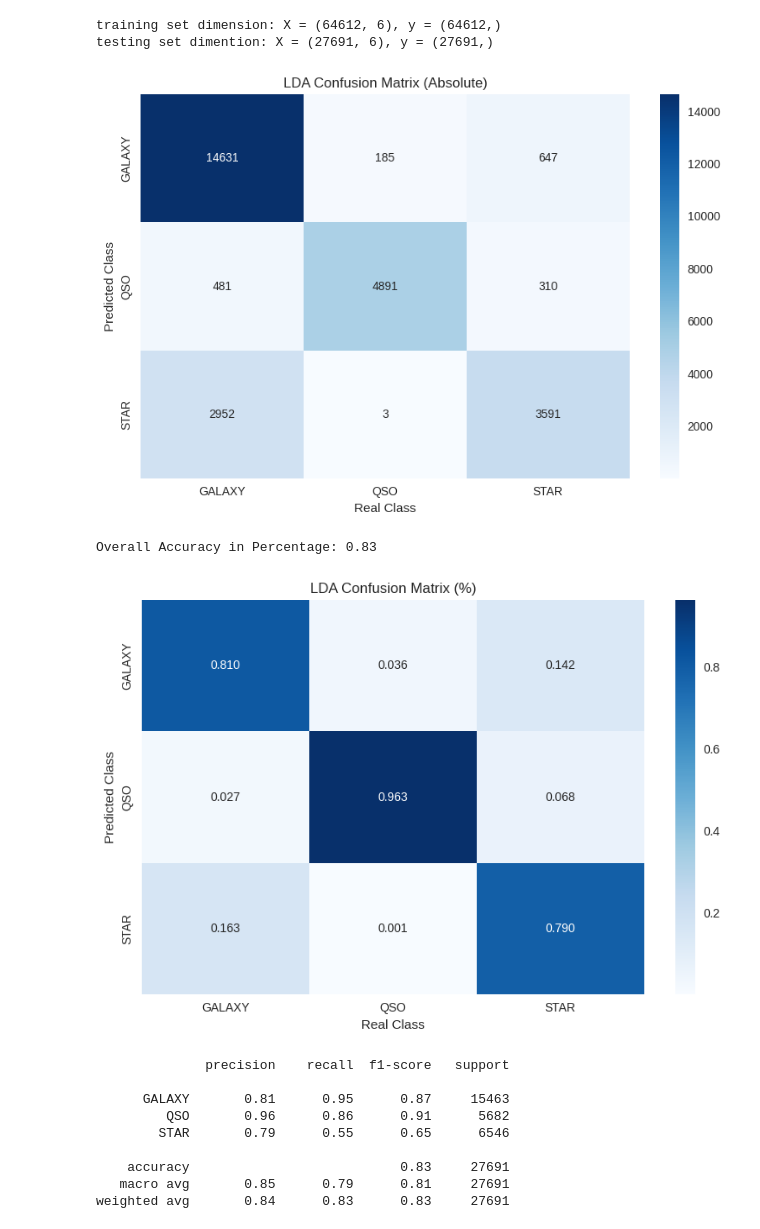
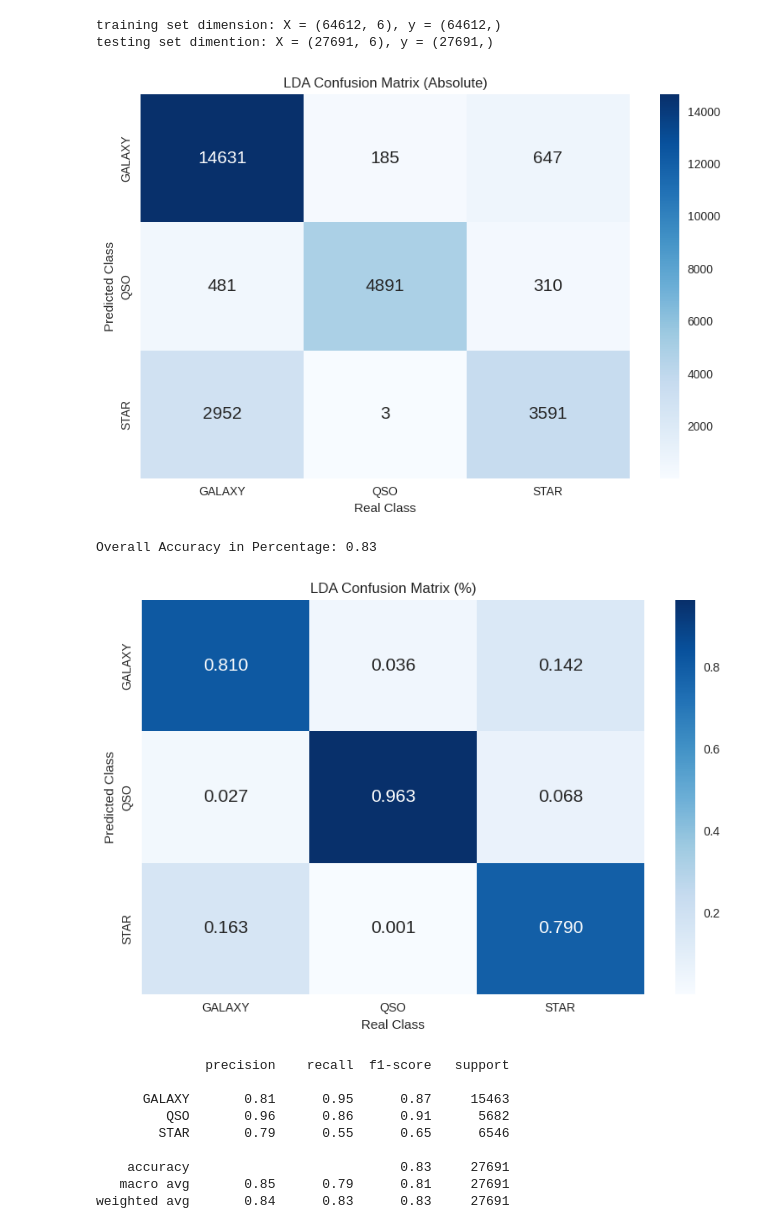
Before and after one commit to thiago-sqr/TI0175-HW3-Classification, a Jupyter notebook: code/lda.ipynb, the cells around one changed output. Drawn from its saved outputs; the diff is of its cells as text; code cells hidden in the pictures.

```diff
--- a/code/lda.ipynb
+++ b/code/lda.ipynb
@@ -52,6 +52,7 @@ matrix = confusion_matrix(
 sns.heatmap(
     matrix,
     annot=True,
+    annot_kws={"size": 15},
     fmt="d",
     cmap="Blues",
     yticklabels=classes,
@@ -64,33 +65,34 @@ plt.tight_layout()
 plt.savefig("../img/abs-lda-matrix.pdf")
 plt.show()
 # %% [output]
-[figure, old version]
+[figure, new version]
 # %%
 print(f"Overall Accuracy in Percentage: {accuracy_score(y_test, y_pred):.2f}")
 
 matrix = confusion_matrix(
     y_test,
     y_pred,
     labels=classes,
     normalize='pred'
 )
 sns.heatmap(
     matrix,
     annot=True,
+    annot_kws={"size": 15},
     fmt=".3f",
     cmap="Blues",
     yticklabels=classes,
     xticklabels=classes
 )
 plt.title("LDA Confusion Matrix (%)")
 plt.xlabel("Real Class")
 plt.ylabel("Predicted Class")
 plt.tight_layout()
 plt.savefig("../img/perc-lda-matrix.pdf")
 plt.show()
 # %% [output]
 Overall Accuracy in Percentage: 0.83
-[figure, old version]
+[figure, new version]
 # %%
 print(classification_report(y_test, y_pred))
 # %% [output]
```
Also changed, not shown: 12 other files.
